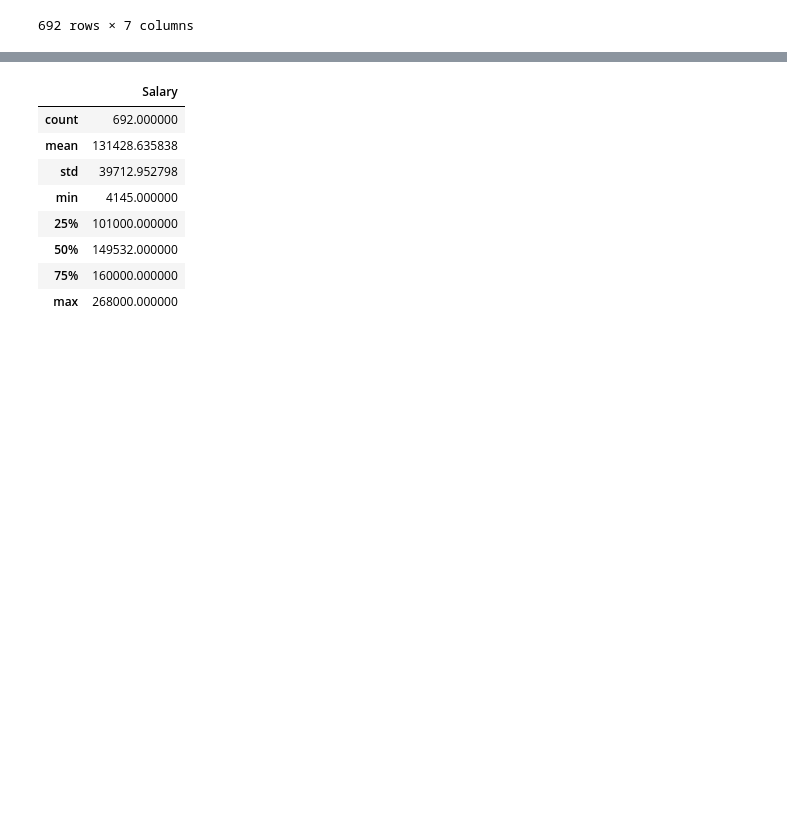
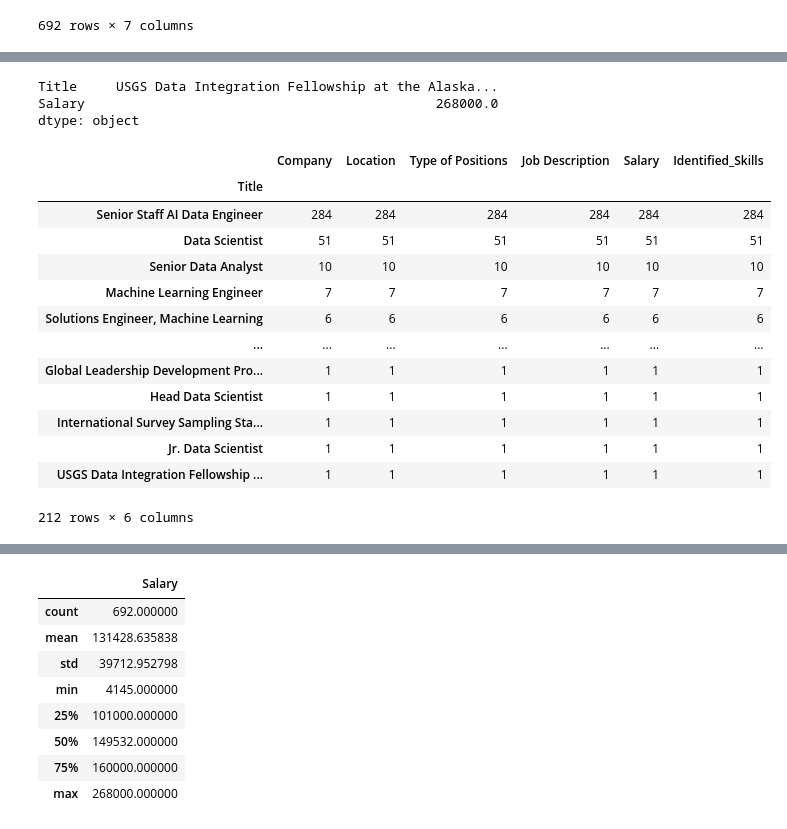
Before and after one commit to SharshS009/inventory, a Jupyter notebook: pandas.ipynb, the cells around one changed output, grey strips where cells are left out. Cells and saved outputs as stored; diff of their text form; code cells hidden in the pictures; blank space fills up the shorter version.

```diff
--- a/pandas.ipynb
+++ b/pandas.ipynb
@@ -19,0 +36,23 @@ df
+# %%
+df.loc[:,['Title','Salary']].max()
+# %% [output]
+Title     USGS Data Integration Fellowship at the Alaska...
+Salary                                             268000.0
+dtype: object
+# %%
+df.groupby('Title').count().sort_values(by='Company', ascending=False)
+# %% [output]
+|  | Company | Location | Type of Positions | Job Description | Salary | Identified_Skills |
+| Title |  |  |  |  |  |  |
+| Senior Staff AI Data Engineer | 284 | 284 | 284 | 284 | 284 | 284 |
+| Data Scientist | 51 | 51 | 51 | 51 | 51 | 51 |
+| Senior Data Analyst | 10 | 10 | 10 | 10 | 10 | 10 |
+| Machine Learning Engineer | 7 | 7 | 7 | 7 | 7 | 7 |
+| Solutions Engineer, Machine Learning | 6 | 6 | 6 | 6 | 6 | 6 |
+| ... | ... | ... | ... | ... | ... | ... |
+| Global Leadership Development Pro... | 1 | 1 | 1 | 1 | 1 | 1 |
+| Head Data Scientist | 1 | 1 | 1 | 1 | 1 | 1 |
+| International Survey Sampling Sta... | 1 | 1 | 1 | 1 | 1 | 1 |
+| Jr. Data Scientist | 1 | 1 | 1 | 1 | 1 | 1 |
+| USGS Data Integration Fellowship ... | 1 | 1 | 1 | 1 | 1 | 1 |
+212 rows × 6 columns
```
Also changed, not shown: parts of 5 cells of this notebook, 1 other file.
